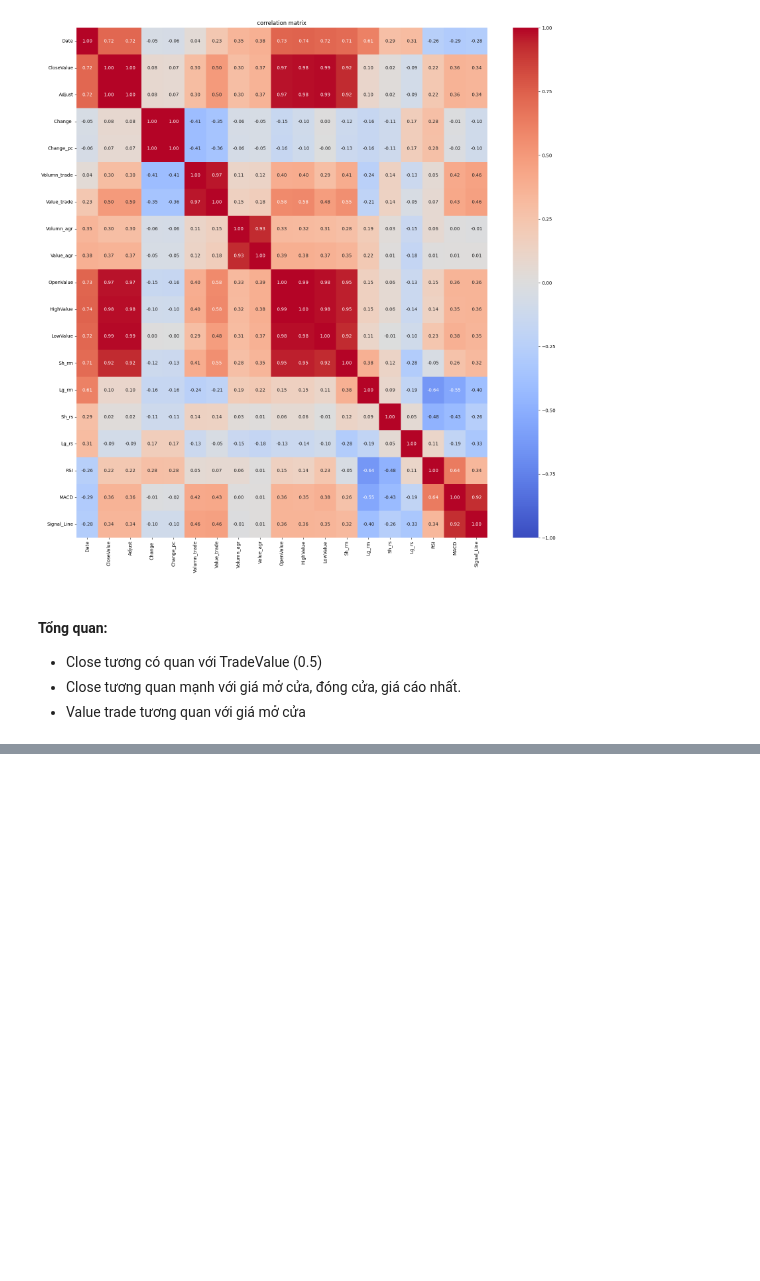
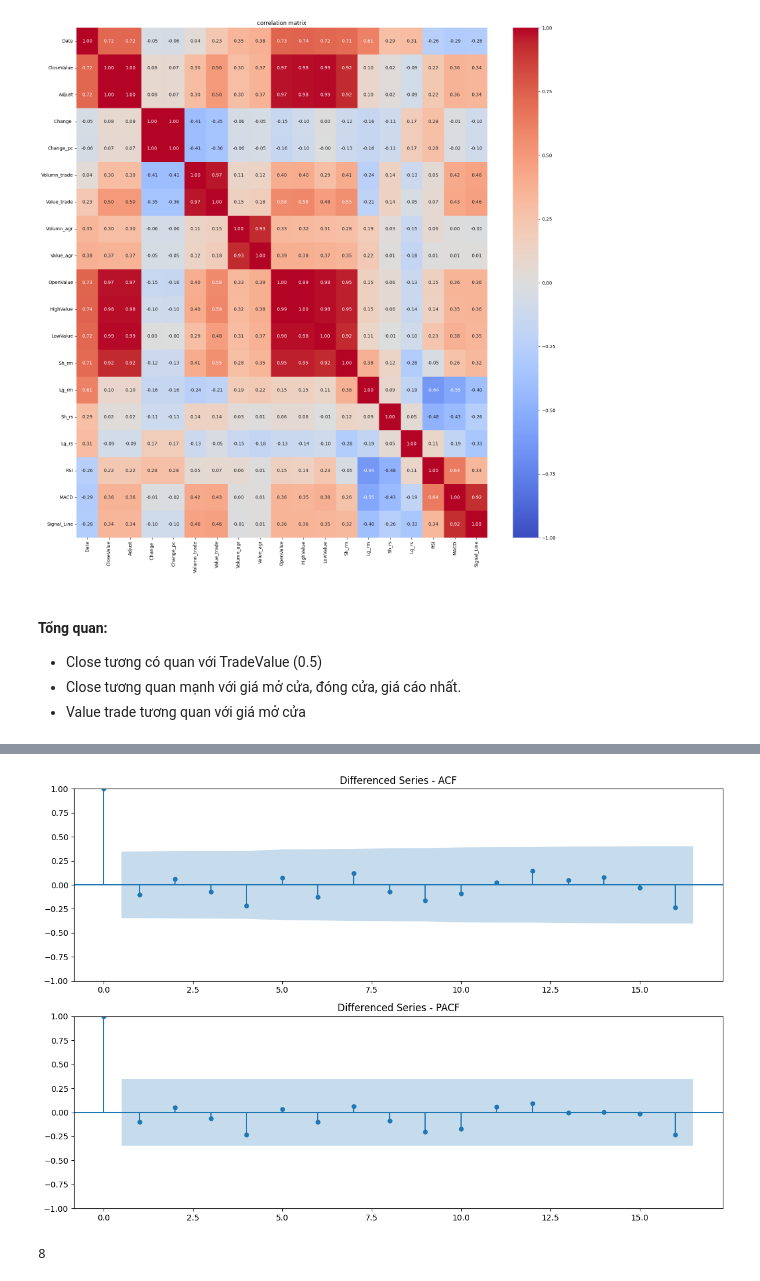
Before and after one commit to thainq1402/H-h-tr-quy-t-nh, a Jupyter notebook: Market trand prediction/EDA_VNINDEX.ipynb, the cells around one changed output, grey strips where cells are left out. Saved outputs shown, nothing was run; the diff lists cells and outputs as text; code cells hidden in the pictures; blank space fills up the shorter version.

```diff
--- a/Market trand prediction/EDA_VNINDEX.ipynb
+++ b/Market trand prediction/EDA_VNINDEX.ipynb
@@ -470,0 +634,26 @@ plt.show()
+# %%
+from statsmodels.graphics.tsaplots import plot_acf, plot_pacf
+
+# Plot ACF and PACF for differenced series (or stationary series)
+fig, axes = plt.subplots(2, 1, figsize=(12, 8))
+
+# ACF plot
+plot_acf(diff_series, ax=axes[0])
+axes[0].set_title('Differenced Series - ACF')
+
+# PACF plot
+plot_pacf(diff_series, ax=axes[1])
+axes[1].set_title('Differenced Series - PACF')
+
+plt.tight_layout()
+plt.show()
+# %% [output]
+[figure, added]
+# %%
+# Chia tập train và test
+# Convert the relevant columns to numeric and split the data into training and testing sets
+train = pd.to_numeric(vni_close['CloseValue'].iloc[:25], errors='coerce').dropna()
+test = pd.to_numeric(vni_close['CloseValue'].iloc[25:], errors='coerce').dropna()
+len(test)
+# %% [output]
+8
```
Also changed, not shown: parts of 19 cells of this notebook, 7 other files.
